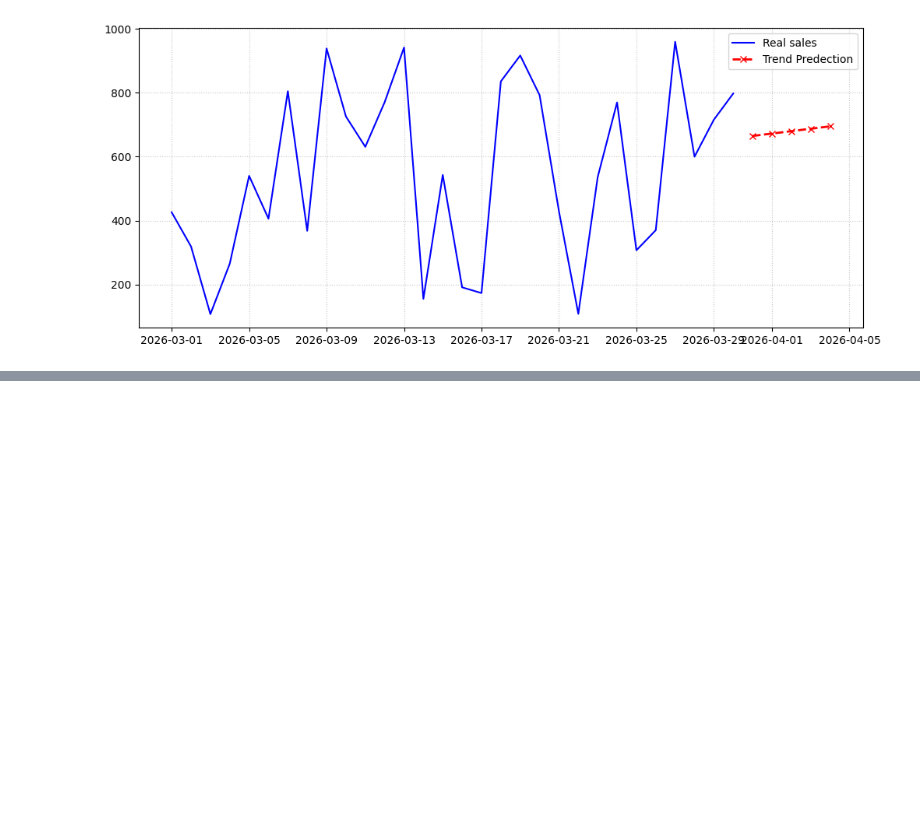
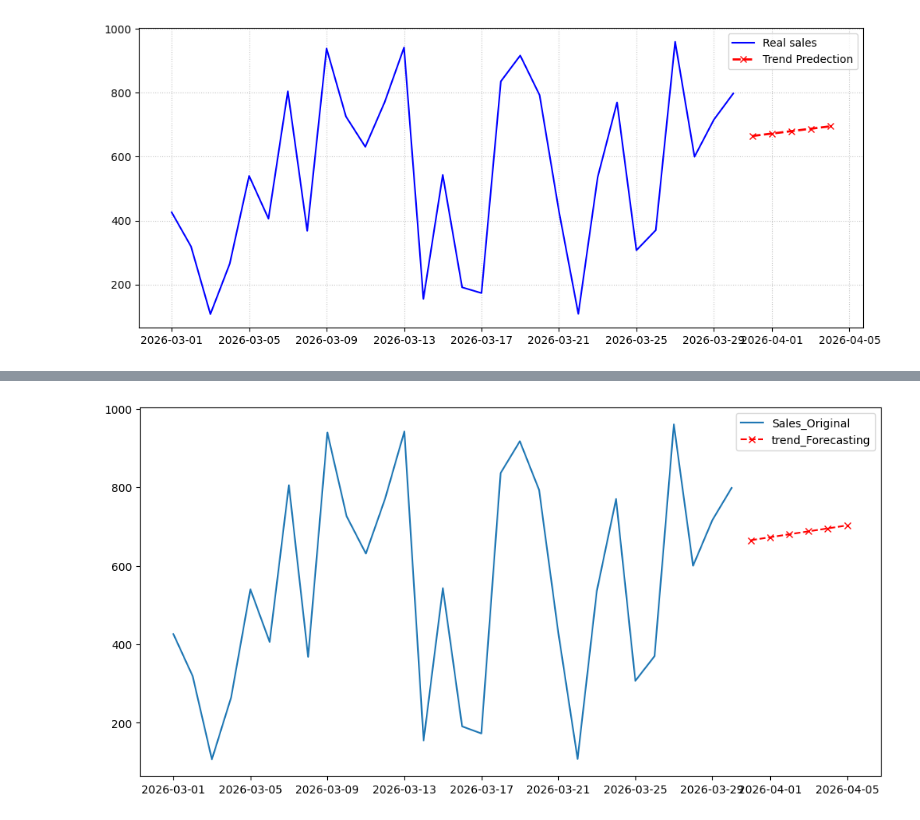
Before and after one commit to 87690ut/Python_Finall_Projects, a Jupyter notebook: Timeseries_Analysis/timeseries.ipynb, the cells around one changed output, grey strips where cells are left out. Cells and saved outputs as stored; diff of their text form; code cells hidden in the pictures; blank space fills up the shorter version.

Commit message:
new model creation for practise

```diff
--- a/Timeseries_Analysis/timeseries.ipynb
+++ b/Timeseries_Analysis/timeseries.ipynb
@@ -179,3 +179,10 @@ plt.grid(True, linestyle=":",alpha=0.7)
 plt.show()
 # %% [output]
 [figure]
+# %%
+read_data = ExponentialSmoothing(df['Sales'], trend='add')
+# %%
+train_model = read_data.fit()
+# %%
+forecast_result = train_model.forecast(steps = 6)
+print(forecast_result)
@@ -181,0 +197,8 @@ plt.show()
+# %%
+plt.figure(figsize=(12,6))
+plt.plot(df.index,df['Sales'],label = 'Sales_Original')
+plt.plot(forecast_result.index,forecast_result,label='trend_Forecasting',color='red',linestyle='--',marker='x')
+plt.legend()
+plt.show()
+# %% [output]
+[figure, added]
```
Also changed, not shown: parts of 1 cell of this notebook.
